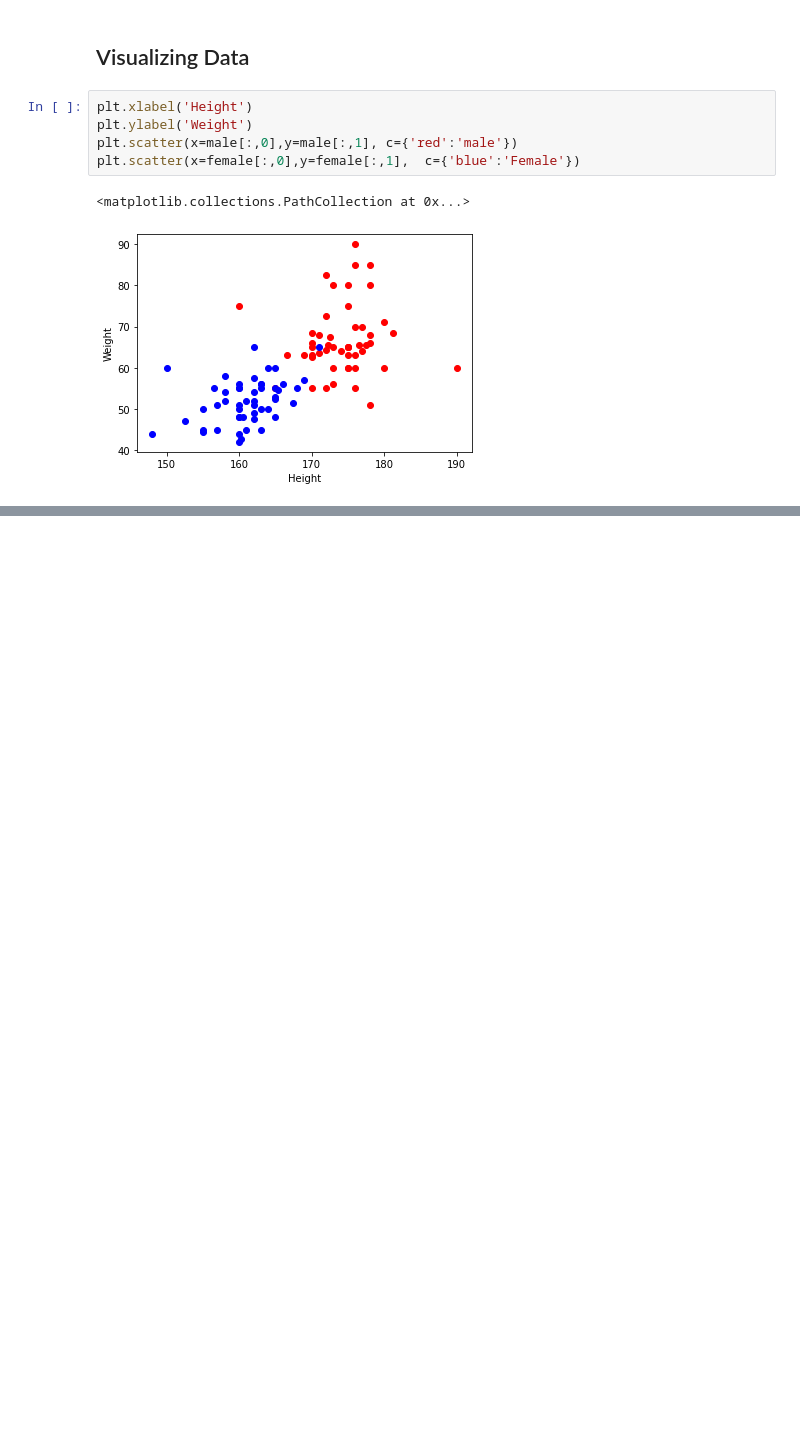
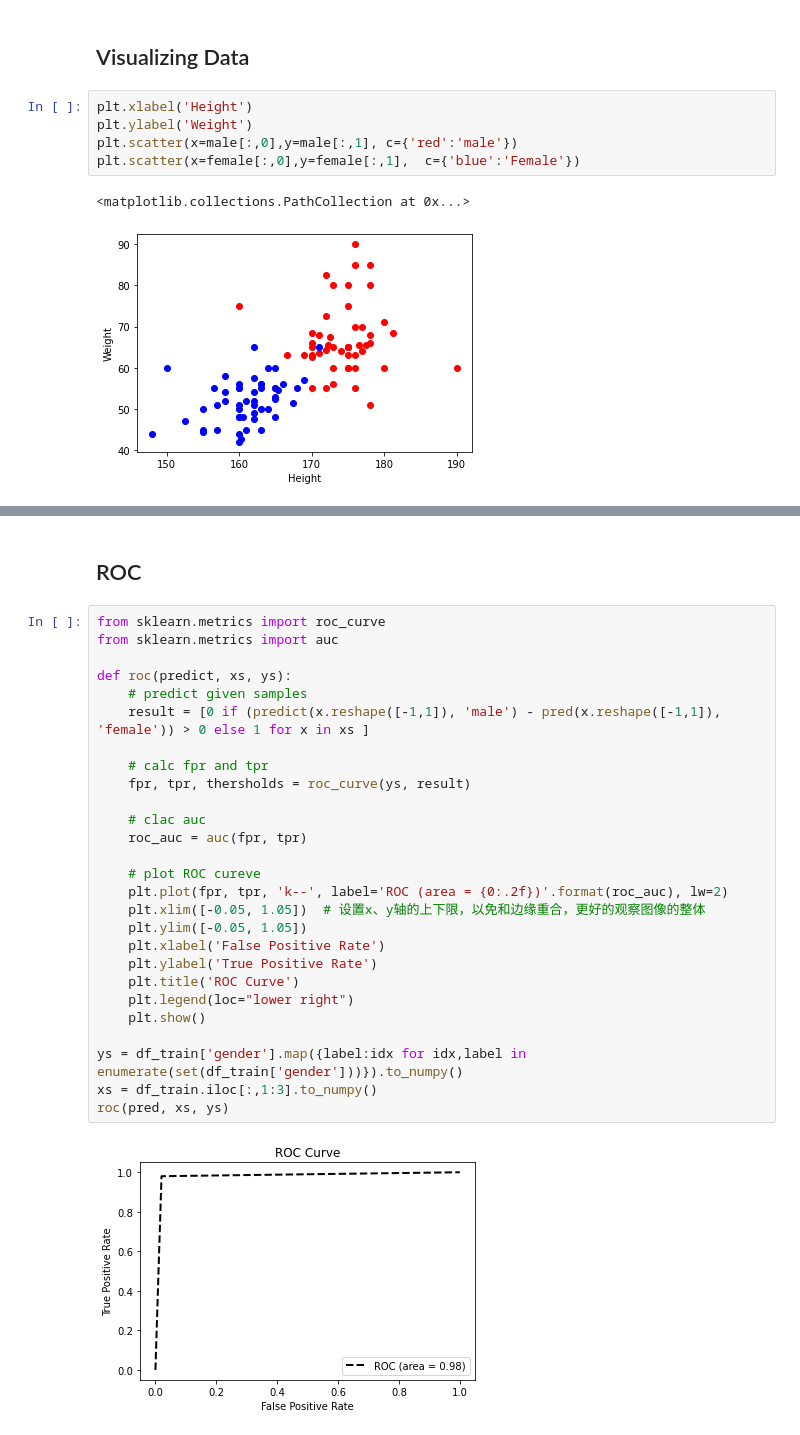
Before and after one commit to Psiphonc/ml-lecture-hdu, a Jupyter notebook: hw2-bayes-classifier/solution.ipynb, the cells around one changed output, grey strips where cells are left out. Saved outputs shown, nothing was run; the diff lists cells and outputs as text; blank space fills up the shorter version.

```diff
--- a/hw2-bayes-classifier/solution.ipynb
+++ b/hw2-bayes-classifier/solution.ipynb
@@ -94,0 +95,31 @@ plt.legend(['Male','Female'])
+# %% [markdown]
+## ROC
+# %%
+from sklearn.metrics import roc_curve
+from sklearn.metrics import auc
+
+def roc(predict, xs, ys):
+    # predict given samples
+    result = [0 if (predict(x.reshape([-1,1]), 'male') - pred(x.reshape([-1,1]), 'female')) > 0 else 1 for x in xs ]
+
+    # calc fpr and tpr
+    fpr, tpr, thersholds = roc_curve(ys, result)
+
+    # clac auc
+    roc_auc = auc(fpr, tpr)
+
+    # plot ROC cureve
+    plt.plot(fpr, tpr, 'k--', label='ROC (area = {0:.2f})'.format(roc_auc), lw=2)
+    plt.xlim([-0.05, 1.05])  # 设置x、y轴的上下限，以免和边缘重合，更好的观察图像的整体
+    plt.ylim([-0.05, 1.05])
+    plt.xlabel('False Positive Rate')
+    plt.ylabel('True Positive Rate')
+    plt.title('ROC Curve')
+    plt.legend(loc="lower right")
+    plt.show()
+
+ys = df_train['gender'].map({label:idx for idx,label in enumerate(set(df_train['gender']))}).to_numpy()
+xs = df_train.iloc[:,1:3].to_numpy()
+roc(pred, xs, ys)
+# %% [output]
+[figure, added]
```
Also changed, not shown: parts of 15 cells of this notebook.
